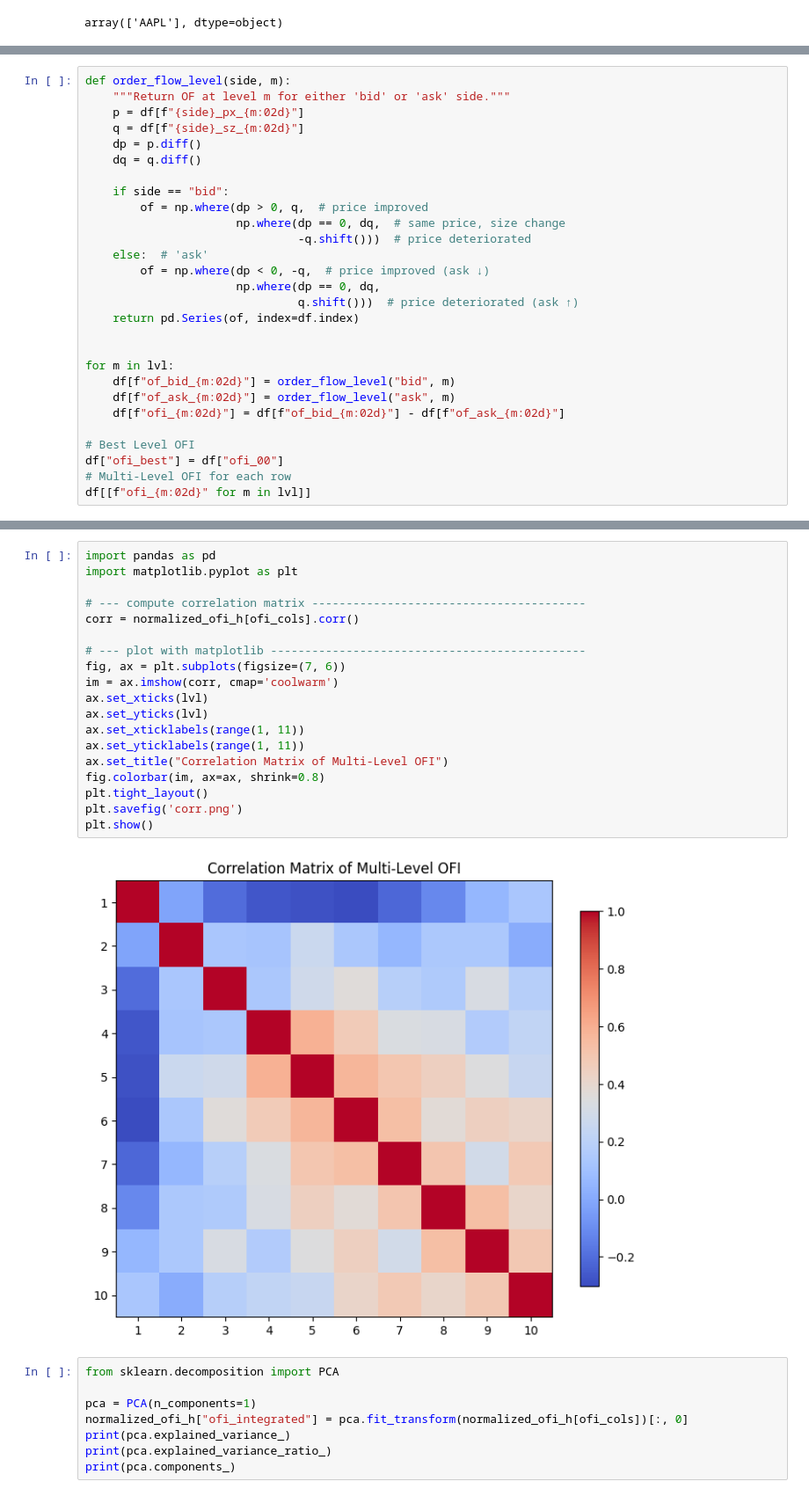
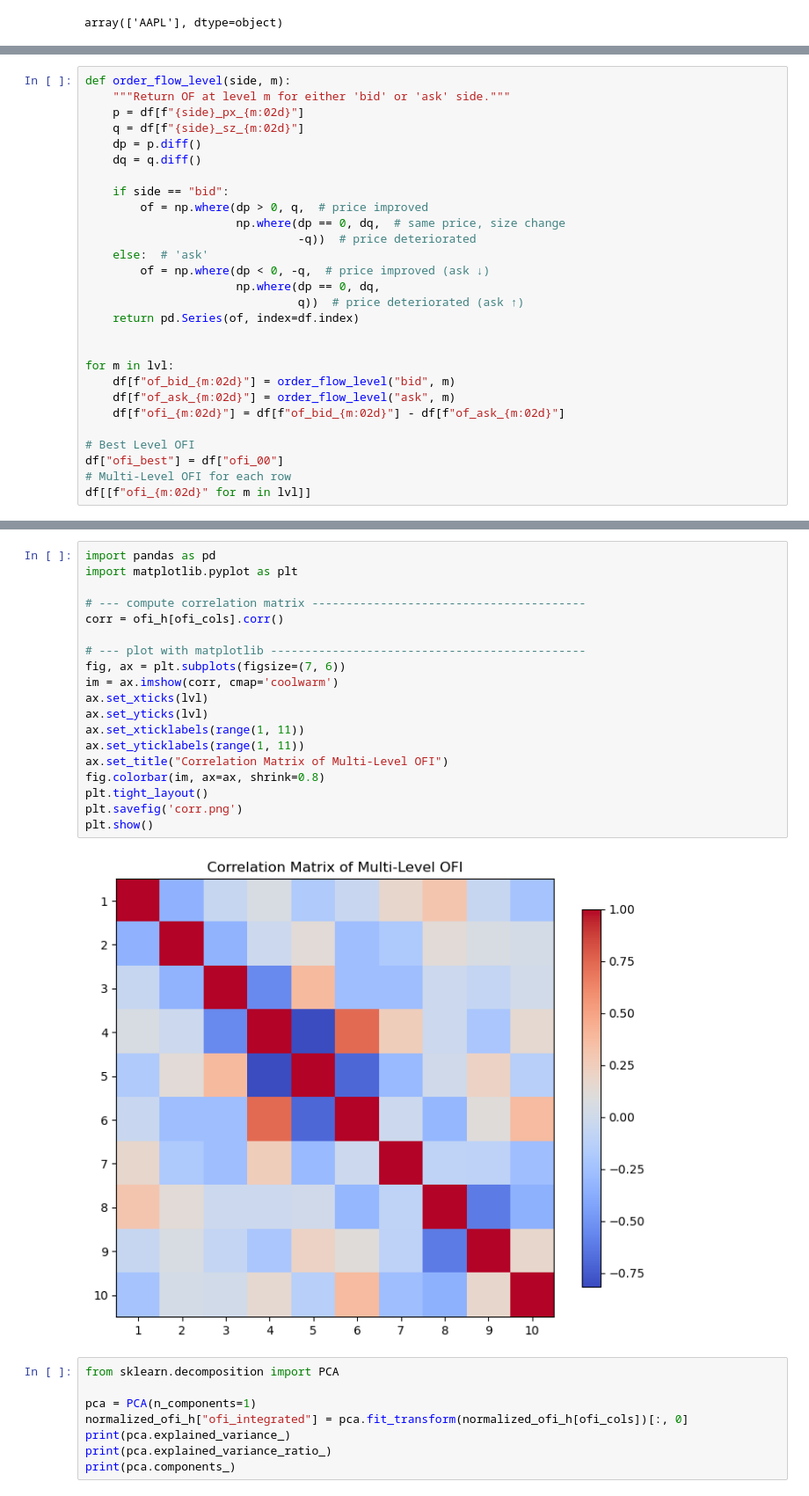
Before and after one commit to badnava-babak/Order-Flow-Imbalance, a Jupyter notebook: main.ipynb, the cells around one changed output, grey strips where cells are left out. Shown at 88% size. Drawn from its saved outputs; the diff is of its cells as text.

```diff
--- a/main.ipynb
+++ b/main.ipynb
@@ -63,11 +61,11 @@ def order_flow_level(side, m):
     if side == "bid":
         of = np.where(dp > 0, q,  # price improved
                       np.where(dp == 0, dq,  # same price, size change
-                               -q.shift()))  # price deteriorated
+                               -q))  # price deteriorated
     else:  # 'ask'
         of = np.where(dp < 0, -q,  # price improved (ask ↓)
                       np.where(dp == 0, dq,
-                               q.shift()))  # price deteriorated (ask ↑)
+                               q))  # price deteriorated (ask ↑)
     return pd.Series(of, index=df.index)
 
 
@@ -137,24 +134,24 @@ normalized_ofi_h
 # %%
 import pandas as pd
 import matplotlib.pyplot as plt
 
 # --- compute correlation matrix ----------------------------------------
-corr = normalized_ofi_h[ofi_cols].corr()
+corr = ofi_h[ofi_cols].corr()
 
 # --- plot with matplotlib ----------------------------------------------
 fig, ax = plt.subplots(figsize=(7, 6))
 im = ax.imshow(corr, cmap='coolwarm')
 ax.set_xticks(lvl)
 ax.set_yticks(lvl)
 ax.set_xticklabels(range(1, 11))
 ax.set_yticklabels(range(1, 11))
 ax.set_title("Correlation Matrix of Multi-Level OFI")
 fig.colorbar(im, ax=ax, shrink=0.8)
 plt.tight_layout()
 plt.savefig('corr.png')
 plt.show()
 # %% [output]
-[figure, old version]
+[figure, new version]
 # %%
 from sklearn.decomposition import PCA
 
```
Also changed, not shown: parts of 3 cells of this notebook, 1 other file.
